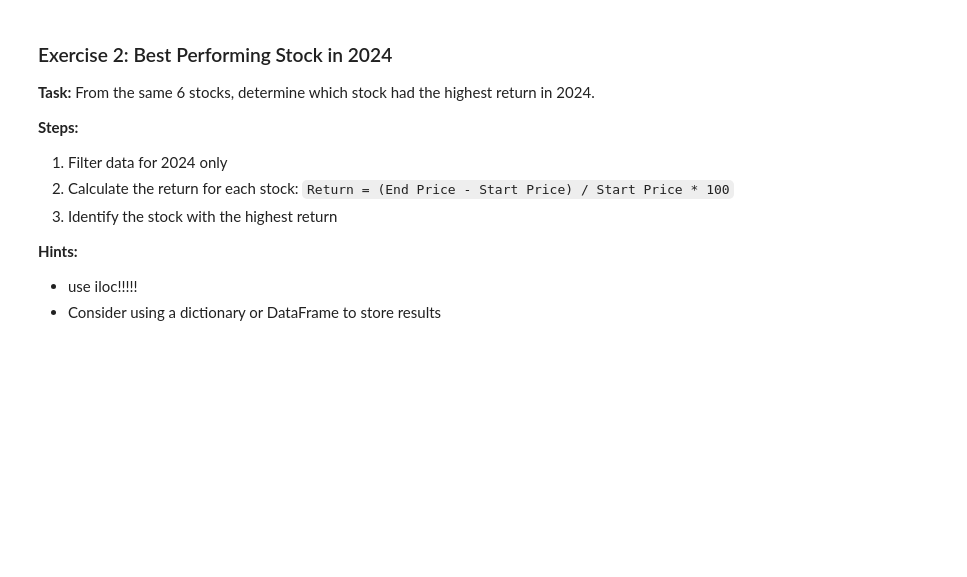
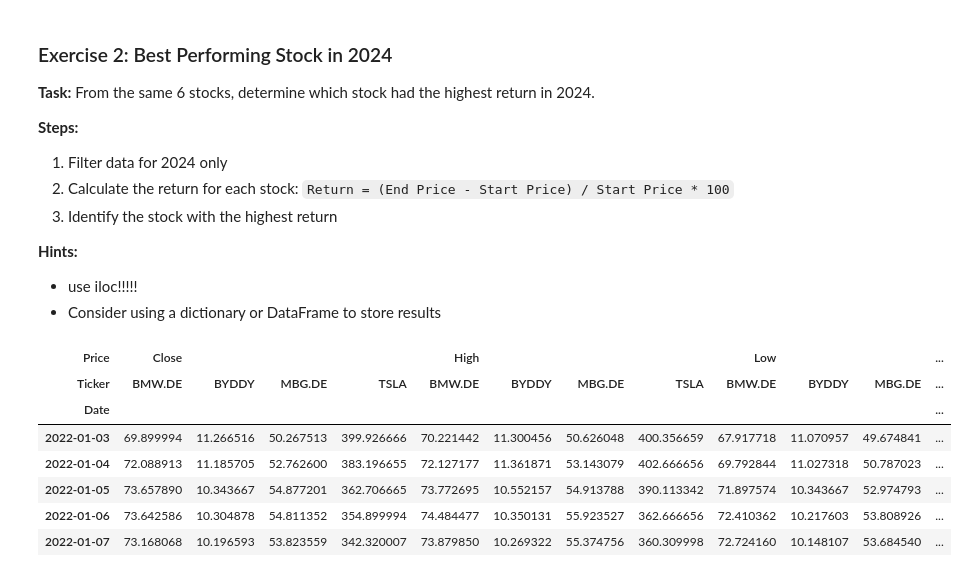
Before and after one commit to kuruscufatih/applied-finance-python, a Jupyter notebook: 0_learning_python/python_advanced/learning_yfinance.ipynb, the cells around one changed output. Cells and saved outputs as stored; diff of their text form; code cells hidden in the pictures; blank space fills up the shorter version.

```diff
--- a/0_learning_python/python_advanced/learning_yfinance.ipynb
+++ b/0_learning_python/python_advanced/learning_yfinance.ipynb
@@ -256,7 +267,13 @@ Columns: ['AAPL', 'AMZN', 'GOOGL', 'MSFT', 'NVDA', 'TSLA']
 - Use `.mean()` to calculate averages
 # %%
 # Step 1: Define tickers
+automobile_tickers = ["MBG.DE", "BMW.DE", "TSLA", "BYDDY"]
 
 # Step 2: Download data
+df_automobile = yf.download(automobile_tickers, start = "2022-01-01", end = "2025-11-01")
 
 # Step 3: Calculate annual averages using groupby
+df_automobile_aggregated = df_automobile.groupby(df_automobile.index.year)['Close'].mean().round(2)
+
+# df_automobile_aggregated.plot(kind='bar', figsize=(12, 6))
+df_automobile_aggregated
@@ -273,3 +299,14 @@ Columns: ['AAPL', 'AMZN', 'GOOGL', 'MSFT', 'NVDA', 'TSLA']
 **Hints:**
 - use iloc!!!!!
 - Consider using a dictionary or DataFrame to store results
+# %%
+df_automobile.head()
+# %% [output]
+| Price | Close |  |  |  | High |  |  |  | Low |  |  | ... |
+| Ticker | BMW.DE | BYDDY | MBG.DE | TSLA | BMW.DE | BYDDY | MBG.DE | TSLA | BMW.DE | BYDDY | MBG.DE | ... |
+| Date |  |  |  |  |  |  |  |  |  |  |  | ... |
+| 2022-01-03 | 69.899994 | 11.266516 | 50.267513 | 399.926666 | 70.221442 | 11.300456 | 50.626048 | 400.356659 | 67.917718 | 11.070957 | 49.674841 | ... |
+| 2022-01-04 | 72.088913 | 11.185705 | 52.762600 | 383.196655 | 72.127177 | 11.361871 | 53.143079 | 402.666656 | 69.792844 | 11.027318 | 50.787023 | ... |
+| 2022-01-05 | 73.657890 | 10.343667 | 54.877201 | 362.706665 | 73.772695 | 10.552157 | 54.913788 | 390.113342 | 71.897574 | 10.343667 | 52.974793 | ... |
+| 2022-01-06 | 73.642586 | 10.304878 | 54.811352 | 354.899994 | 74.484477 | 10.350131 | 55.923527 | 362.666656 | 72.410362 | 10.217603 | 53.808926 | ... |
+| 2022-01-07 | 73.168068 | 10.196593 | 53.823559 | 342.320007 | 73.879850 | 10.269322 | 55.374756 | 360.309998 | 72.724160 | 10.148107 | 53.684540 | ... |
```
Also changed, not shown: parts of 8 cells of this notebook, 2 other files.
